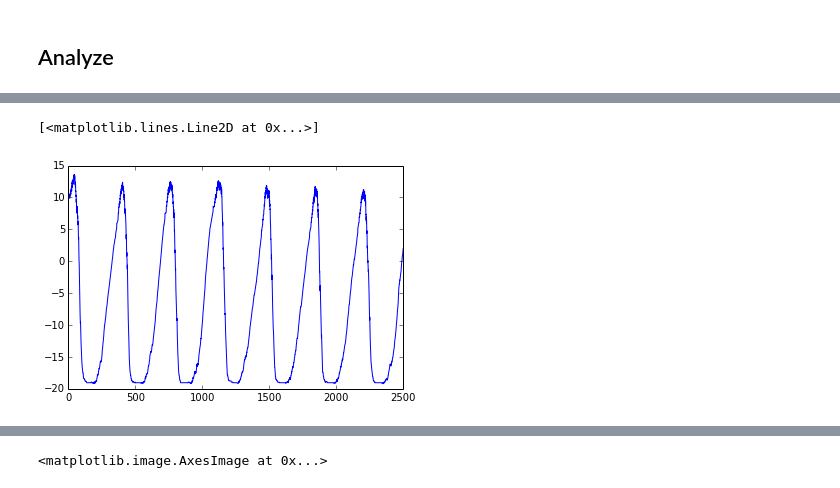
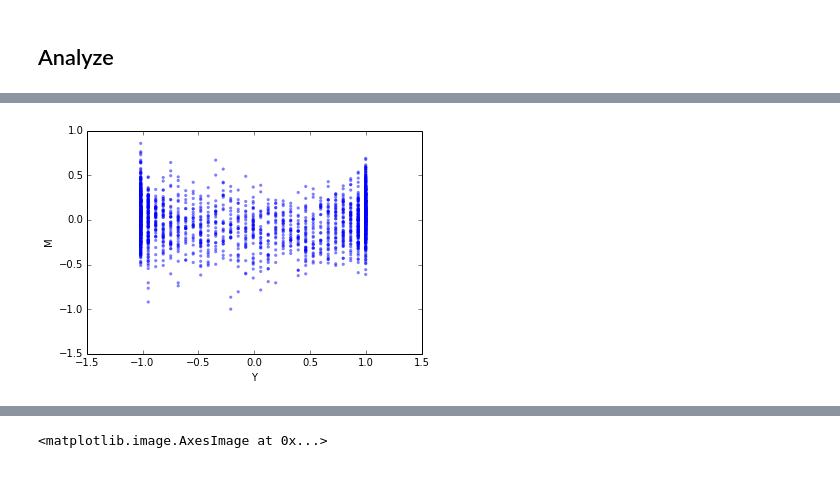
Before and after one commit to mpharrigan/cysingmodel, a Jupyter notebook: ipython/ising_analysis.ipynb, the cells around one changed output, grey strips where cells are left out. Saved outputs shown, nothing was run; the diff lists cells and outputs as text; code cells hidden in the pictures.

```diff
--- a/ipython/ising_analysis.ipynb
+++ b/ipython/ising_analysis.ipynb
@@ -39,5 +39,9 @@ ising = IsingModel(j=20, h=20, temp=30, y_func=move_and_wait)
+# %%
+ising_c = IsingModel(j=-10, h=20, temp=30, y_func=move_and_wait)
 # %%
-ising.run(n_prod=5000000)
+ising_s.run(n_prod=5000000)
 # %% [output]
 Running Equilibration
 Running Production
+# %%
+ising_c.run(n_prod=5000000)
@@ -63,10 +57,17 @@ plt.ylabel('M'); plt.xlabel('Y')
 # %%
-n_fr = ising.cells_t.shape[0]
-between = np.zeros(n_fr)
-for fr in range(n_fr):
-    leng = 50 - 2 * ising.y[fr]
-    between[fr] = np.sum(ising.cells_t[fr, 35+ising.y[fr]:85-ising.y[fr], 40:60]) / (leng + 1)
-plt.plot(between)
+def scatter_m(ising):
+    plt.scatter(ising.y_centered, ising.m_centered, linewidth=0, s=10, alpha=0.5)
+    plt.ylabel('M'); plt.xlabel('Y')
+
+def calc_between(ising):
+    n_fr = ising.cells_t.shape[0]
+    between = np.zeros(n_fr)
+    for fr in range(n_fr):
+        leng = 50 - 2 * ising.y[fr]
+        between[fr] = np.sum(ising.cells_t[fr, 35+ising.y[fr]:85-ising.y[fr], 40:60]) / leng
+    #plt.plot(between)
+    return between
-# %% [output]
-[<matplotlib.lines.Line2D at 0x...>]
-[figure, removed]
+# %%
+scatter_m(ising_c)
+# %% [output]
+[figure, added]
```
Also changed, not shown: parts of 11 cells of this notebook.
